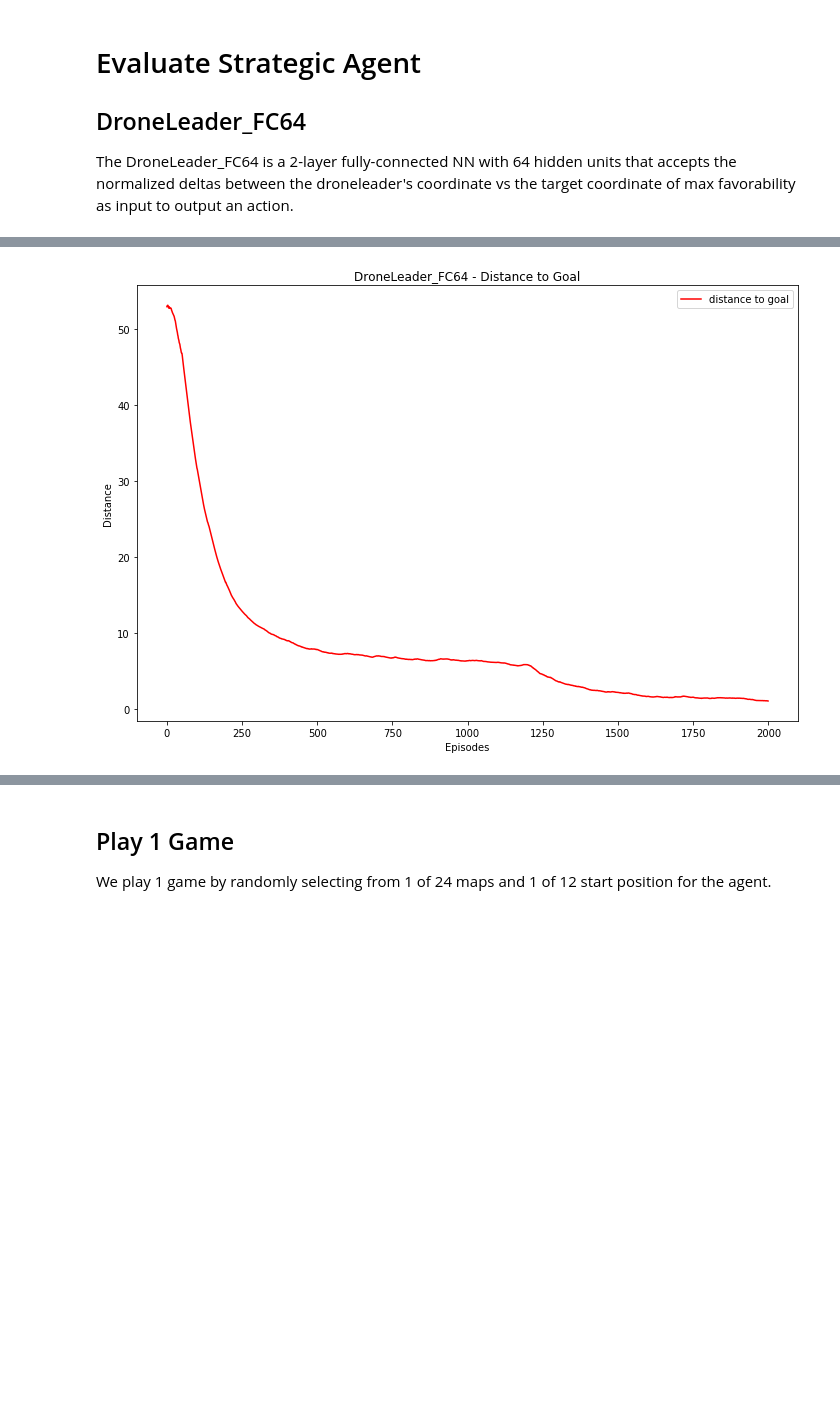
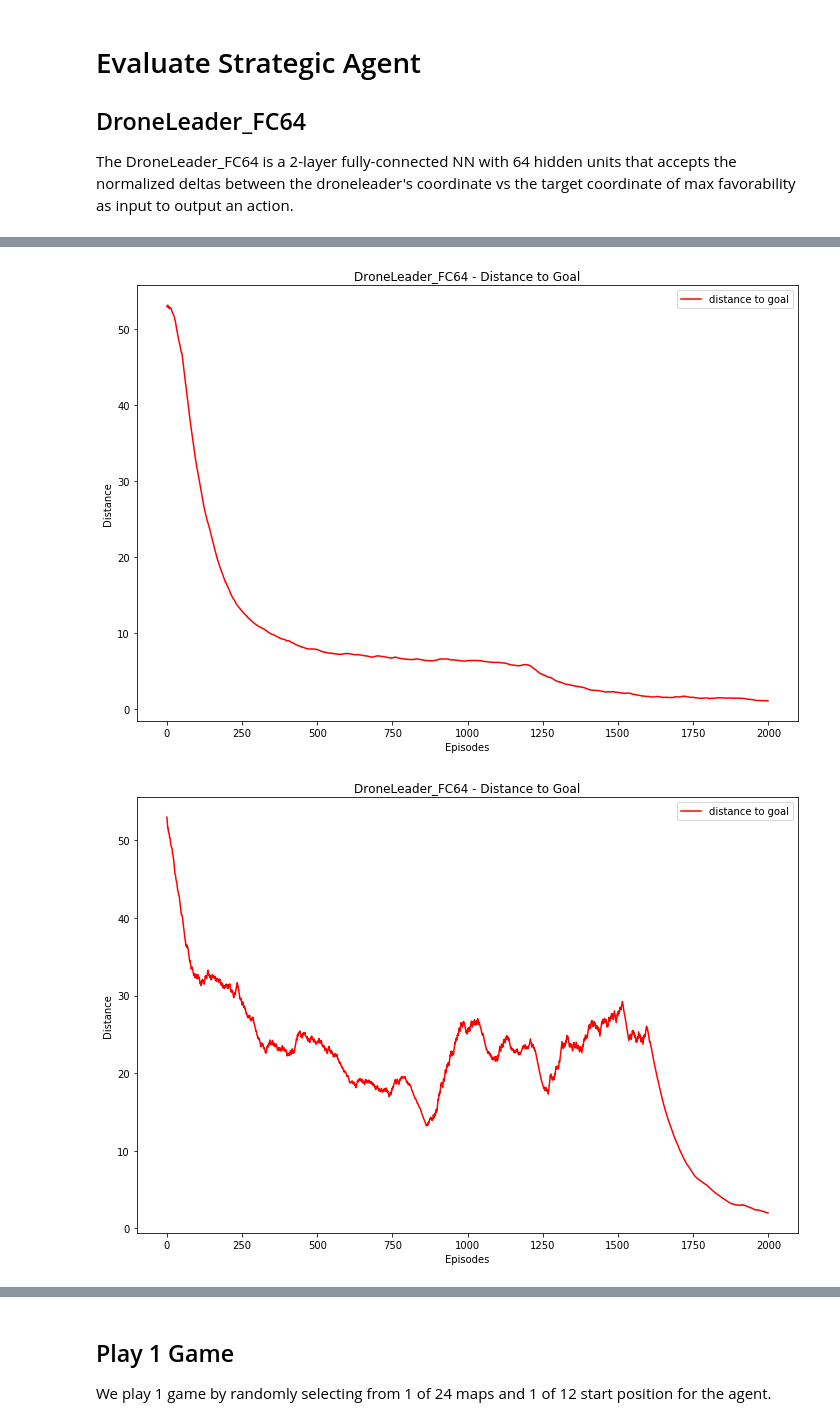
Before and after one commit to LUKELIEM/leader, a Jupyter notebook: Evaluate_Strategic_Agent.ipynb, the cells around one changed output, grey strips where cells are left out. Saved outputs shown, nothing was run; the diff lists cells and outputs as text; code cells hidden in the pictures; blank space fills up the shorter version.

```diff
--- a/Evaluate_Strategic_Agent.ipynb
+++ b/Evaluate_Strategic_Agent.ipynb
@@ -113,6 +117,8 @@ dir_names = [
     "results/1T-1L/strategist_big_reward/food_d37_river_w1_d25/droneleaderfc64_seed_7/t2.0_rp-1.0_300gs/",   # model 4
     "results/1T-1L/strategist_big_reward/food_d37_river_w1_d25/droneleaderfc64_seed_54/t2.0_rp-1.0_300gs/",  # model 5
     "results/1T-1L/strategist_big_reward/food_d37_river_w1_d25/droneleaderfc64_seed_80/t2.0_rp-1.0_300gs/",   # model 6
+    "results/1T-1L/strategist/food_d37_river_w1_d25/2start_droneleaderfc64_seed_54/t2.0_rp-1.0_300gs/",  # model 7
+    "results/1T-1L/strategist/food_center/2start_droneleaderfc64_seed_54/t2.0_rp-1.0_300gs/",  # model 8
 ]
 
 data = []
@@ -147,6 +155,7 @@ results/1T-1L/strategist_big_reward/food_d37_river_w1_d25/droneleaderfc64_seed_8
 [figure]
 [figure]
 [figure]
 [figure]
 [figure]
 [figure]
+[figure, added]
```
Also changed, not shown: parts of 10 cells of this notebook, 36 other files.
